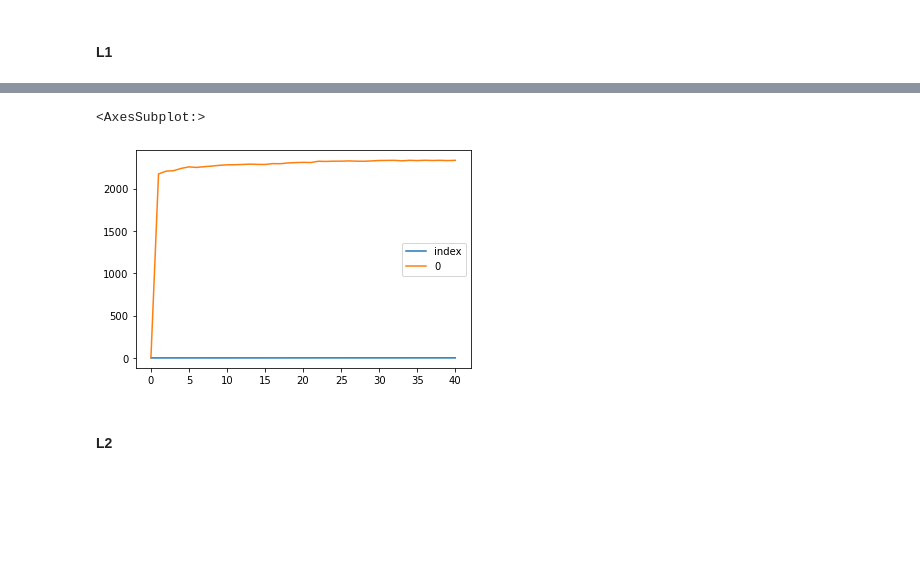
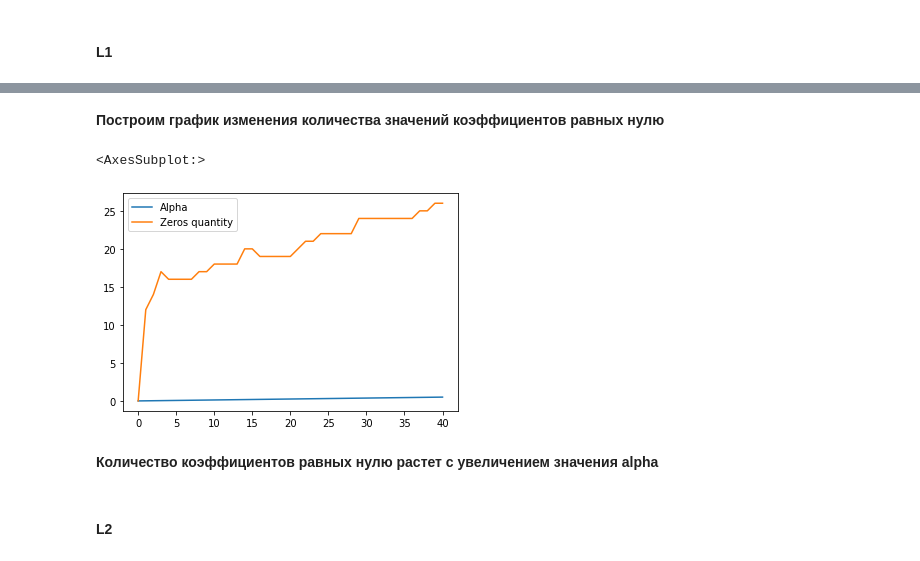
Before and after one commit to codekot/overfitting_regularization, a Jupyter notebook: overfitting_regularization.ipynb, the cells around one changed output, grey strips where cells are left out. Cells and saved outputs as stored; diff of their text form; code cells hidden in the pictures; blank space fills up the shorter version.

```diff
--- a/overfitting_regularization.ipynb
+++ b/overfitting_regularization.ipynb
@@ -633,8 +642,8 @@ Please do a discovery on your own and find that out empirically (both for **L1**
 rmse_train, rmse_valid = [], []
 model_zeros = {}
 for alpha in ALPHAS:
-    results = cross_validate(make_model_2(degree=15, penalty='L1', alpha=alpha, column_split=3),
-                             X_diabetes, y_diabetes, cv=3,
+    results = cross_validate(make_model_2(degree=15, penalty='L1', alpha=alpha, column_split=1),
+                             X_diabetes, y_diabetes, cv=2,
                              return_train_score=True,
                              scoring='neg_root_mean_squared_error',
                             return_estimator = True)
@@ -644,8 +653,9 @@ for alpha in ALPHAS:
     model_zeros[alpha] = sum([np.count_nonzero(w['reg'].coef_==0) for  w in results['estimator']])
 
 
-model_coef_L1 = pd.DataFrame.from_dict(model_zeros, orient='index').reset_index()
+model_zeros_L1 = pd.DataFrame.from_dict(model_zeros, orient='index').reset_index()
+model_zeros_L1.columns = ['Alpha', 'Zeros quantity']
 
-plot_fitting_graph(ALPHAS, rmse_train, rmse_valid,
-                   xlabel='Regularization strength (alpha)', ylabel='Error (RMSE)',
-                   title='Lasso polynomial regression (L1): degree=15', custom_scale='log')
+# plot_fitting_graph(ALPHAS, rmse_train, rmse_valid,
+#                    xlabel='Regularization strength (alpha)', ylabel='Error (RMSE)',
+#                    title='Lasso polynomial regression (L1): degree=15', custom_scale='log')
@@ -674,8 +682,12 @@ model_coef_L1
+# %% [markdown]
+**Построим график изменения количества значений коэффициентов равных нулю**
 # %%
-model_coef_L1.plot()
+model_zeros_L1.plot()
 # %% [output]
 <AxesSubplot:>
-[figure, old version]
+[figure, new version]
+# %% [markdown]
+**Количество коэффициентов равных нулю растет с увеличением значения alpha**
 # %% [markdown]
 #### L2
 # %%
```
Also changed, not shown: parts of 43 cells of this notebook.
